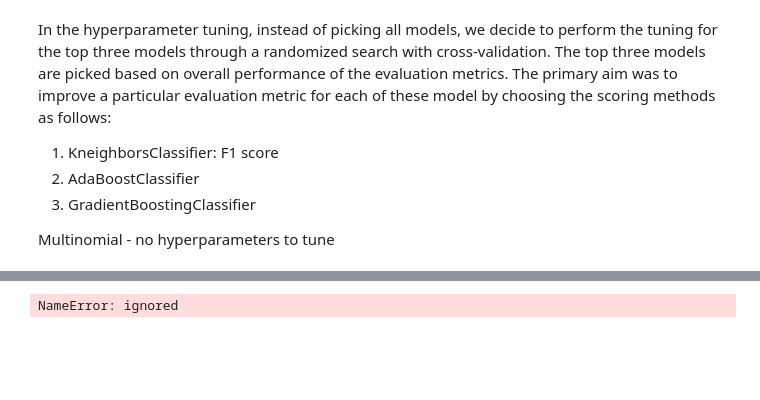
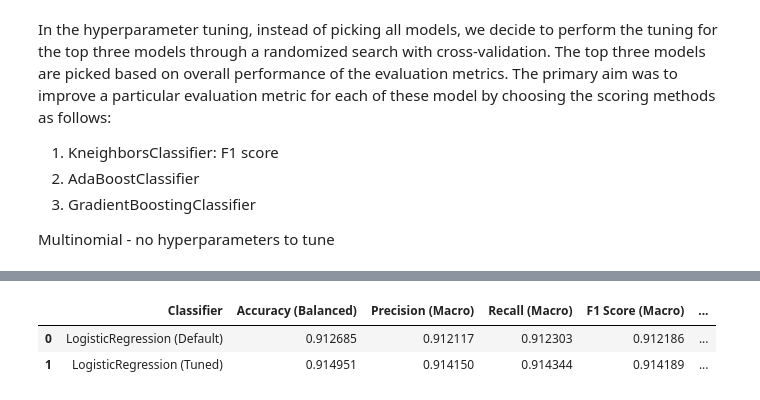
Before and after one commit to euisuck2/Unsupervised-Learning-1, a Jupyter notebook: Supervised_Learning.ipynb, the cells around one changed output, grey strips where cells are left out. Saved outputs shown, nothing was run; the diff lists cells and outputs as text; code cells hidden in the pictures; blank space fills up the shorter version.

```diff
--- a/Supervised_Learning.ipynb
+++ b/Supervised_Learning.ipynb
@@ -696,6 +369,0 @@ y_val = list(val_df.sentiment)
-# %%
-from sklearn.preprocessing import MinMaxScaler
-scaler = MinMaxScaler()
-X_train = scaler.fit_transform(X_train)
-X_train = pd.DataFrame(X_train)
-X_val = scaler.transform(X_val)
@@ -731,0 +390,4 @@ logloss_ = []
+# %%
+%%timeit
+X_test = vectorizer.transform(test_df.cleaned_comments)
+y_test = list(test_df.sentiment)
@@ -732,5 +396,9 @@ logloss_ = []
 # %%
-%%timeit
+model_default = LogisticRegression(multi_class = multi_class, random_state = RANDOM_SEED).fit(X_train, y_train)
+model_tuned = clf_log_tuned = LogisticRegression(C = 1, penalty = 'l1', solver = 'liblinear', multi_class = 'auto', random_state = RANDOM_SEED).fit(X_train, y_train).fit(X_train, y_train)
+
+evaluation_models = [model_default, model_tuned]
+
 accuracy = []
 precision = []
 recall = []
@@ -740,15 +408,18 @@ fbeta = []
 roc_auc = []
 logloss_ = []
 
-for model in tqdm(model_list):
-  model.fit(X_train, y_train)
-  model_predict = model.predict(X_val)
-  accuracy.append(accuracy_score(model_predict, y_val))
-  precision.append(precision_score(model_predict, y_val, average = 'macro'))
-  recall.append(recall_score(model_predict, y_val, average = 'macro'))
-  f1score.append(f1_score(model_predict, y_val, average = 'macro'))
-  jaccard.append(jaccard_score(model_predict, y_val, average = 'macro'))
-  fbeta.append(fbeta_score(model_predict, y_val, average = 'macro', beta = 0.5))
-  roc_auc.append(roc_auc_score(y_val, model.predict_proba(X_val), multi_class = 'ovr', average = 'macro'))
-  logloss_.append(log_loss(y_val, model.predict_proba(X_val)))
+for model in evaluation_models:
+  model_predict = model.predict(vectorizer.transform(test_df.cleaned_comments))
+  accuracy.append(accuracy_score(model_predict, y_test))
+  precision.append(precision_score(model_predict, y_test, average = 'macro'))
+  recall.append(recall_score(model_predict, y_test, average = 'macro'))
+  f1score.append(f1_score(model_predict, y_test, average = 'macro'))
+  jaccard.append(jaccard_score(model_predict, y_test, average = 'macro'))
+  fbeta.append(fbeta_score(model_predict, y_test, average = 'macro', beta = 0.5))
+  roc_auc.append(roc_auc_score(y_test, model.predict_proba(vectorizer.transform(test_df.cleaned_comments)), multi_class = 'ovr', average = 'macro'))
+  logloss_.append(log_loss(y_test, model.predict_proba(vectorizer.transform(test_df.cleaned_comments))))
+
+model_names = ["LogisticRegression (Default)", "LogisticRegression (Tuned)"]
+pd.DataFrame(list(zip(model_names, accuracy, precision, recall, f1score, jaccard, fbeta, roc_auc, logloss_)),
+               columns =['Classifier', 'Accuracy (Balanced)', 'Precision (Macro)', 'Recall (Macro)', 'F1 Score (Macro)', 'Jaccard Score (Macro)', 'F-beta Score (Macro)', 'AUC ROC Score', 'Log Loss'])
 # %% [output]
@@ -756,5 +426,3 @@ for model in tqdm(model_list):
+|  | Classifier | Accuracy (Balanced) | Precision (Macro) | Recall (Macro) | F1 Score (Macro) | ... |
+| 0 | LogisticRegression (Default) | 0.912685 | 0.912117 | 0.912303 | 0.912186 | ... |
+| 1 | LogisticRegression (Tuned) | 0.914951 | 0.914150 | 0.914344 | 0.914189 | ... |
-# %%
-pd.DataFrame(list(zip(model_names, accuracy, precision, recall, f1score, jaccard, fbeta, roc_auc, logloss_)),
-               columns =['Classifier', 'Accuracy (Balanced)', 'Precision (Macro)', 'Recall (Macro)', 'F1 Score (Macro)', 'Jaccard Score (Macro)', 'F-beta Score (Macro)', 'AUC ROC Score', 'Log Loss'])
-# %% [output]
-NameError: ignored
```
Also changed, not shown: parts of 47 cells of this notebook.
